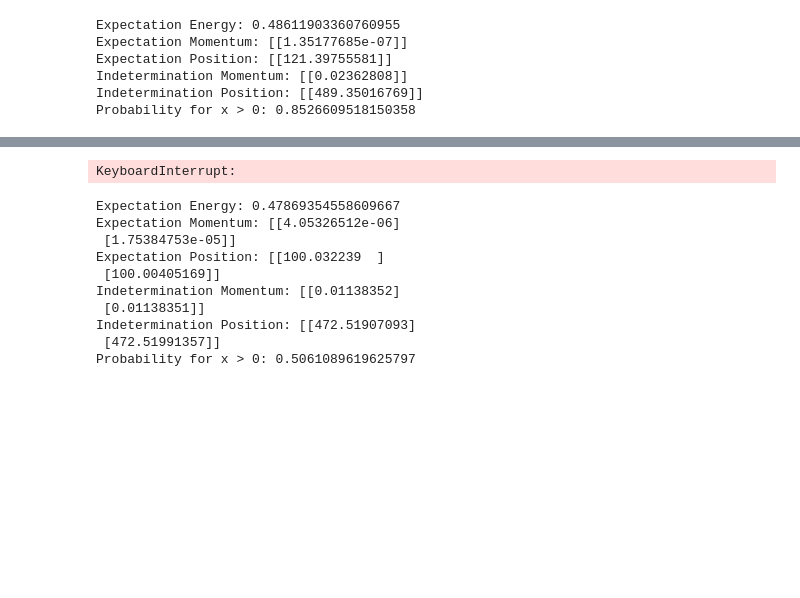
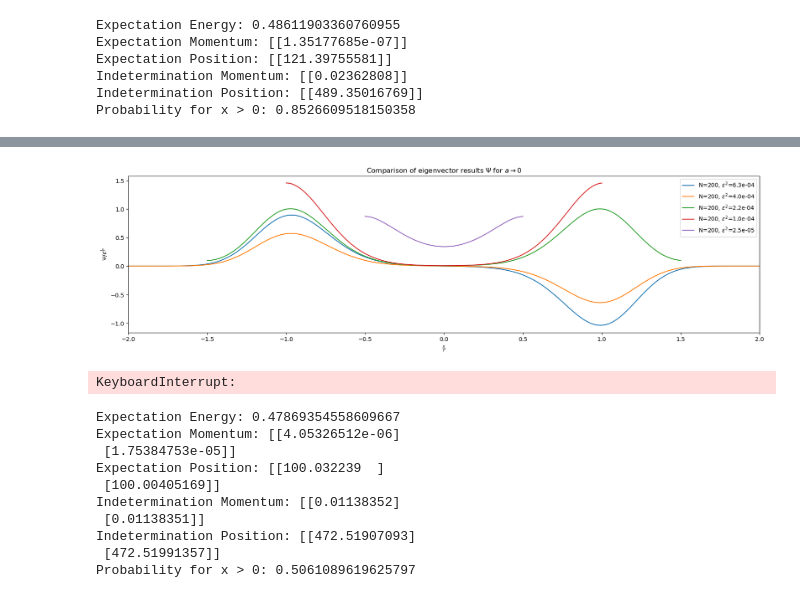
Before and after one commit to Quanta-Dan/comp_phys, a Jupyter notebook: ground_state.ipynb, the cells around one changed output, grey strips where cells are left out. Saved outputs shown, nothing was run; the diff lists cells and outputs as text; code cells hidden in the pictures; blank space fills up the shorter version.

```diff
--- a/ground_state.ipynb
+++ b/ground_state.ipynb
@@ -349,3 +313,37 @@ KeyboardInterrupt:
+# %%
+#plot results
+import numpy as np
+import pandas as pd
+import matplotlib.pyplot as plt
+import functions
+from functions import *
+
+
+
+fig, (ax1) = plt.subplots(1, 1, figsize=(20, 5))
+legend1 = ax1.get_legend()
+legend2 = ax2.get_legend()
+ax1.set_title(fr'Comparison of eigenvector results $\Psi$ for $a \rightarrow 0$')
+
+ax1.set_xlabel(r"$\frac{x}{r}$")
+
+ax1.set_ylabel(r"$\Psi/ \varepsilon^{\frac{1}{2}}$")
+
+for i in range(len(lowest_EigVector_list)):
+    L_over_r = 5-1*i
+    epsilon = L_over_r/N
+    epsilon_2 = epsilon**2
+    x_axis = np.linspace(-N/2,N/2,N)
+    x_axis= x_axis*epsilon
+    ax1.plot(x_axis,lowest_EigVector_list[i].real/epsilon**(0.5), label = fr'N={N}, $\epsilon^{2}$={epsilon_2:.1e}')
+    #plt.axvline(x=x_expected, color='red', linestyle='-', label='Expectation Position')
+ax1.set_xlim(-2,2)
+
+ax1.legend(loc='upper right')
+ax2.legend(loc='upper right')
+plt.show()
+# %% [output]
+[figure, added]
 # %%
 import functions
 from functions import *
```
Also changed, not shown: parts of 5 cells of this notebook, 1 other file.
